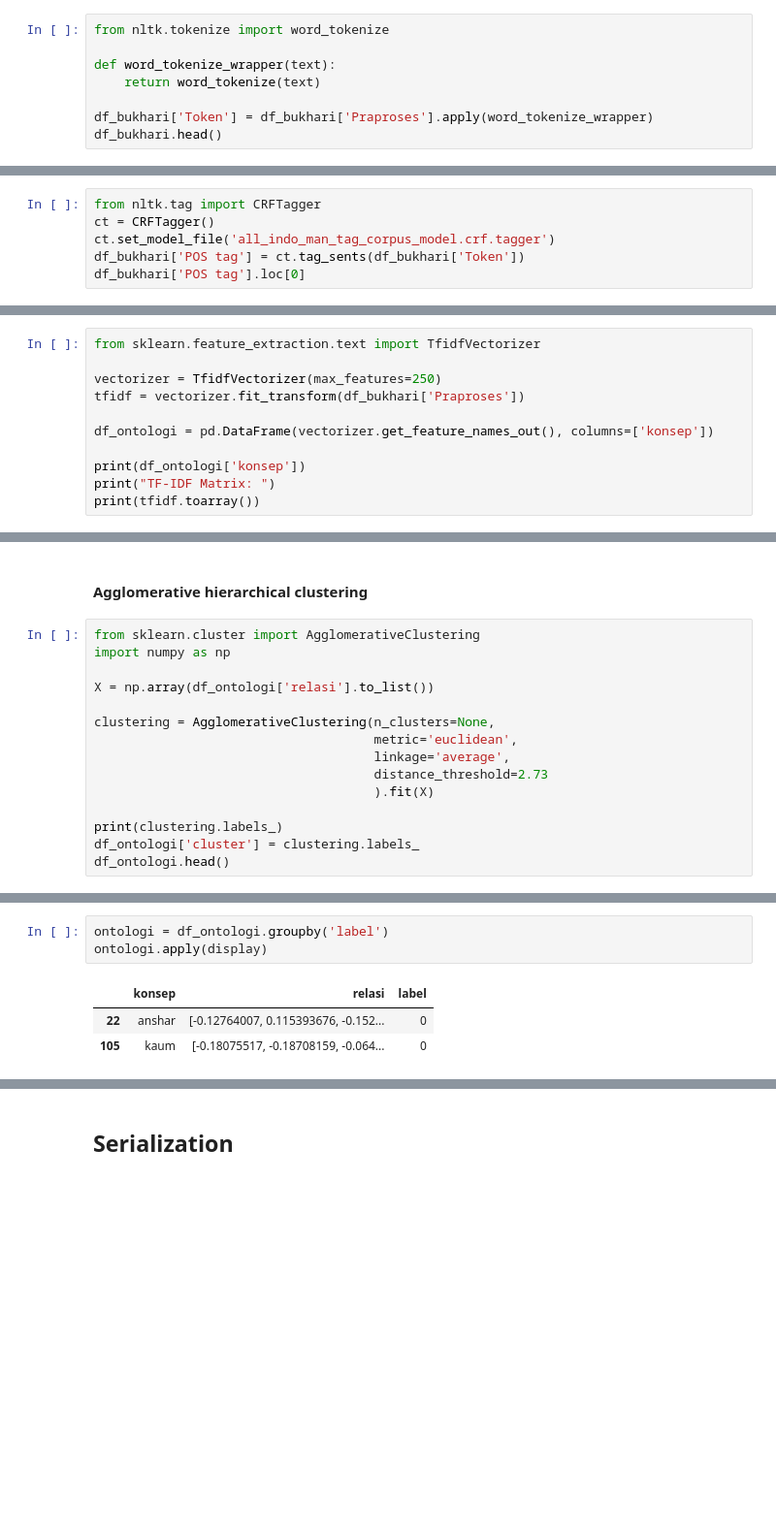
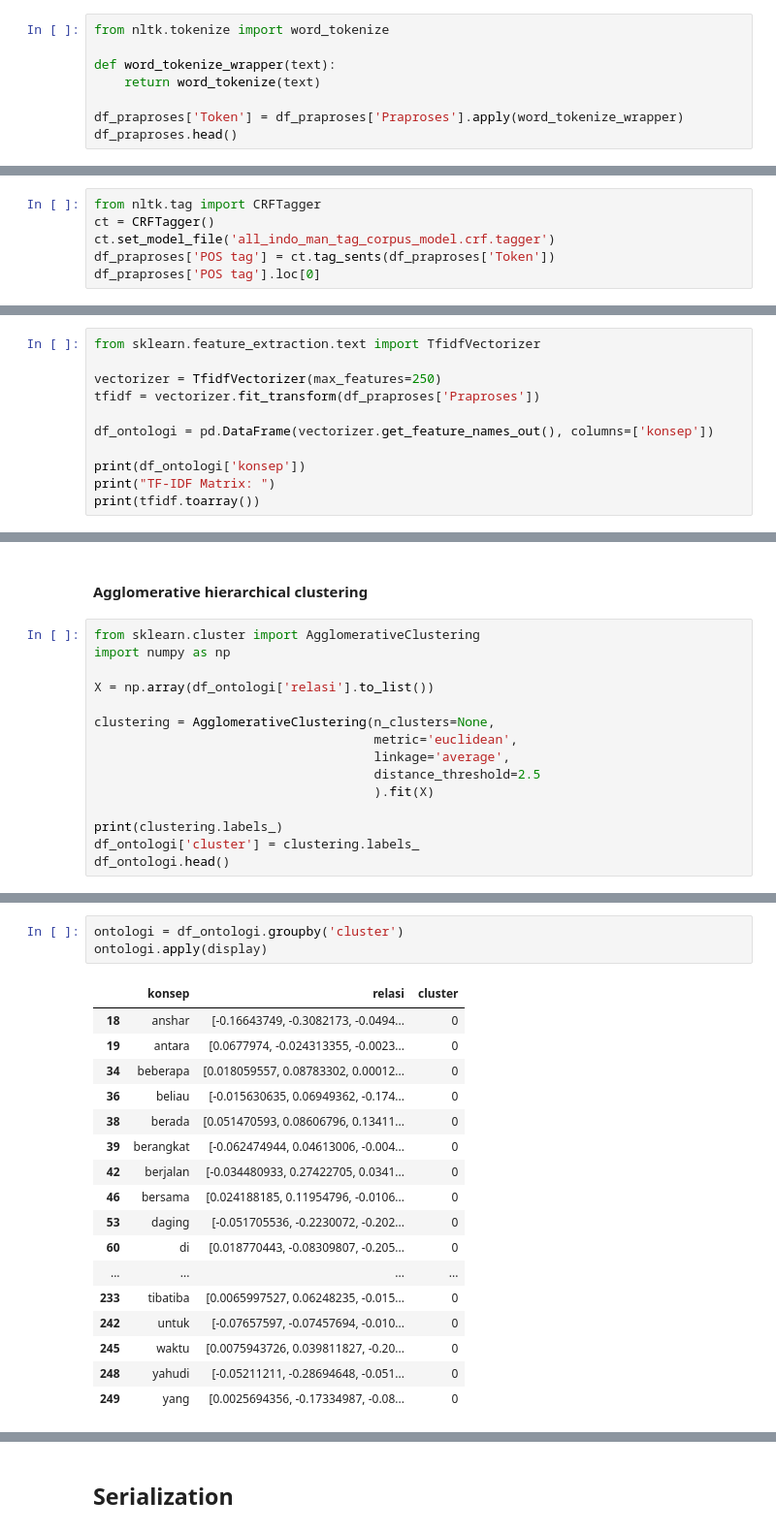
Before and after one commit to arifmuzayyan/OntologiHadis, a Jupyter notebook: src/main.ipynb, the cells around one changed output, grey strips where cells are left out. Shown at 97% size. Cells and saved outputs as stored; diff of their text form; blank space fills up the shorter version.

```diff
--- a/src/main.ipynb
+++ b/src/main.ipynb
@@ -143,6 +117,6 @@ from nltk.tokenize import word_tokenize
 def word_tokenize_wrapper(text):
     return word_tokenize(text)
 
-df_bukhari['Token'] = df_bukhari['Praproses'].apply(word_tokenize_wrapper)
-df_bukhari.head()
+df_praproses['Token'] = df_praproses['Praproses'].apply(word_tokenize_wrapper)
+df_praproses.head()
 # %% [output]
@@ -161,8 +135,8 @@ df_bukhari.head()
 from nltk.tag import CRFTagger
 ct = CRFTagger()
 ct.set_model_file('all_indo_man_tag_corpus_model.crf.tagger')
-df_bukhari['POS tag'] = ct.tag_sents(df_bukhari['Token'])
-df_bukhari['POS tag'].loc[0]
+df_praproses['POS tag'] = ct.tag_sents(df_praproses['Token'])
+df_praproses['POS tag'].loc[0]
 # %% [output]
 [('semua', 'CD'),
  ('perbuatan', 'NN'),
@@ -199,7 +167,7 @@ df_bukhari['POS tag'].loc[df_bukhari['Terjemahan'].str.len().idxmin()]
 from sklearn.feature_extraction.text import TfidfVectorizer
 
 vectorizer = TfidfVectorizer(max_features=250)
-tfidf = vectorizer.fit_transform(df_bukhari['Praproses'])
+tfidf = vectorizer.fit_transform(df_praproses['Praproses'])
 
 df_ontologi = pd.DataFrame(vectorizer.get_feature_names_out(), columns=['konsep'])
 
@@ -276,7 +244,7 @@ X = np.array(df_ontologi['relasi'].to_list())
 clustering = AgglomerativeClustering(n_clusters=None,
                                      metric='euclidean',
                                      linkage='average',
-                                     distance_threshold=2.73
+                                     distance_threshold=2.5
                                      ).fit(X)
 
 print(clustering.labels_)
@@ -306,7 +271,21 @@ df_ontologi.head()
 # %%
-ontologi = df_ontologi.groupby('label')
+ontologi = df_ontologi.groupby('cluster')
 ontologi.apply(display)
 # %% [output]
-|  | konsep | relasi | label |
-| 22 | anshar | [-0.12764007, 0.115393676, -0.152... | 0 |
-| 105 | kaum | [-0.18075517, -0.18708159, -0.064... | 0 |
+|  | konsep | relasi | cluster |
+| 18 | anshar | [-0.16643749, -0.3082173, -0.0494... | 0 |
+| 19 | antara | [0.0677974, -0.024313355, -0.0023... | 0 |
+| 34 | beberapa | [0.018059557, 0.08783302, 0.00012... | 0 |
+| 36 | beliau | [-0.015630635, 0.06949362, -0.174... | 0 |
+| 38 | berada | [0.051470593, 0.08606796, 0.13411... | 0 |
+| 39 | berangkat | [-0.062474944, 0.04613006, -0.004... | 0 |
+| 42 | berjalan | [-0.034480933, 0.27422705, 0.0341... | 0 |
+| 46 | bersama | [0.024188185, 0.11954796, -0.0106... | 0 |
+| 53 | daging | [-0.051705536, -0.2230072, -0.202... | 0 |
+| 60 | di | [0.018770443, -0.08309807, -0.205... | 0 |
+| ... | ... | ... | ... |
+| 233 | tibatiba | [0.0065997527, 0.06248235, -0.015... | 0 |
+| 242 | untuk | [-0.07657597, -0.07457694, -0.010... | 0 |
+| 245 | waktu | [0.0075943726, 0.039811827, -0.20... | 0 |
+| 248 | yahudi | [-0.05211211, -0.28694648, -0.051... | 0 |
+| 249 | yang | [0.0025694356, -0.17334987, -0.08... | 0 |
```
Also changed, not shown: parts of 22 cells of this notebook, 11 other files.
